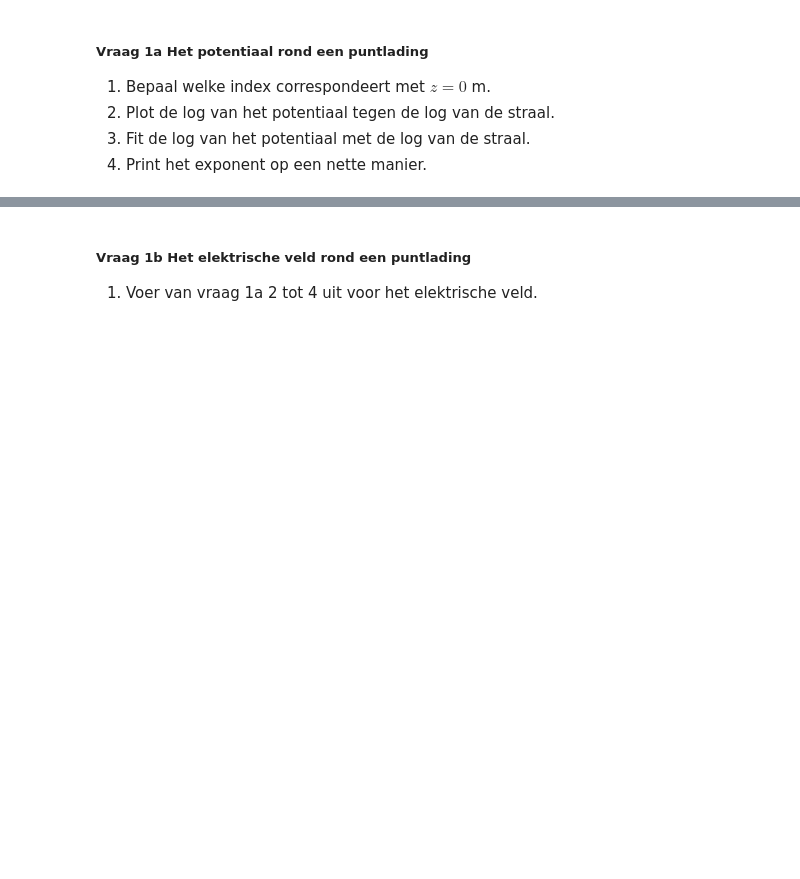
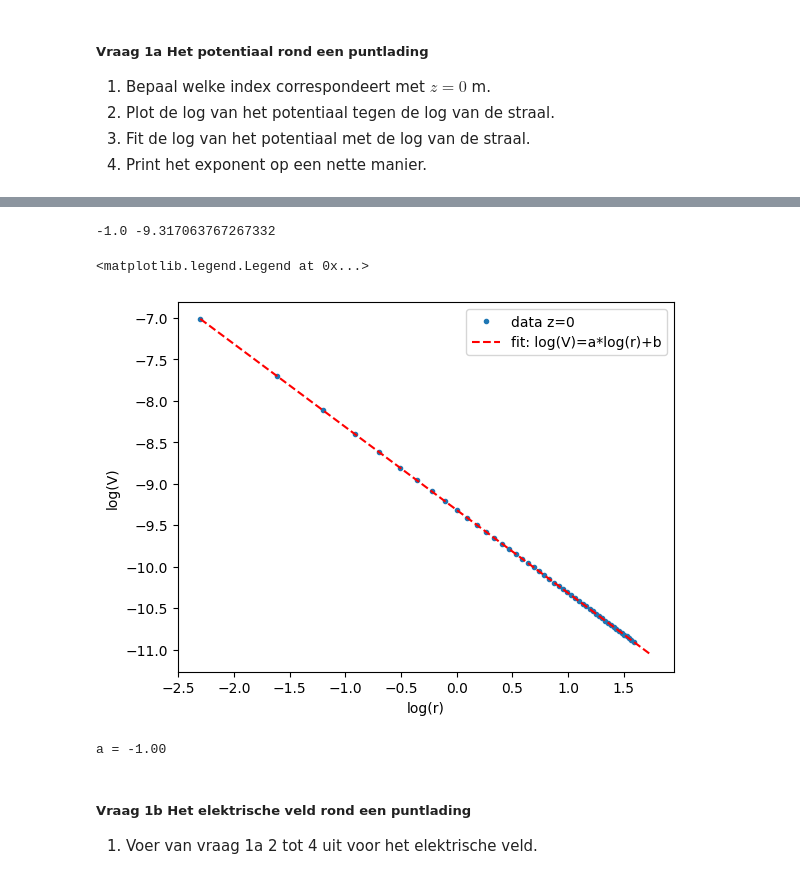
Before and after one commit to BrunoSchouten/Bruno-DEF, a Jupyter notebook: DigitaleOntwerpopdrachten/1CondensatorOpdracht/CondensatorOntwerpopdracht.ipynb, the cells around one changed output, grey strips where cells are left out. Saved outputs shown, nothing was run; the diff lists cells and outputs as text; code cells hidden in the pictures; blank space fills up the shorter version.

```diff
--- a/DigitaleOntwerpopdrachten/1CondensatorOpdracht/CondensatorOntwerpopdracht.ipynb
+++ b/DigitaleOntwerpopdrachten/1CondensatorOpdracht/CondensatorOntwerpopdracht.ipynb
@@ -93,3 +110,37 @@ plot_results_pt_charge_at_origin(Ez, Er, normE, V, r, z, grid_step)
+# %%
+#3
+from scipy.optimize import curve_fit
+
+V_z0 = V[z0_idx,:] # alle waardes waar z=0
+
+#vanaf 1, anders error met delen door 0
+log_r = np.log(r[1:])
+log_V = np.log(V_z0[1:])
+
+def fit(x,a,b):
+    return a*x+b
+
+popt, pcov = curve_fit(fit,log_r,log_V)
+
+x_fit = np.linspace(min(log_r),1.1*max(log_r),1000)
+y_fit = fit(x_fit,*popt)
+
+print(*popt)
+
+plt.plot(log_r, log_V, '.',label='data z=0')
+plt.plot(x_fit,y_fit,'r--',label='fit: log(V)=a*log(r)+b')
+plt.xlabel('log(r)')
+plt.ylabel('log(V)')
+plt.legend()
+# %% [output]
+-1.0 -9.317063767267332
+<matplotlib.legend.Legend at 0x...>
+[figure, added]
+# %%
+#4
+print('a = %.2f' %popt[0])
+# %% [output]
+a = -1.00
 # %% [markdown]
 ##### Vraag 1b Het elektrische veld rond een puntlading
 1. Voer van vraag 1a 2 tot 4 uit voor het elektrische veld.
```
Also changed, not shown: parts of 5 cells of this notebook.
